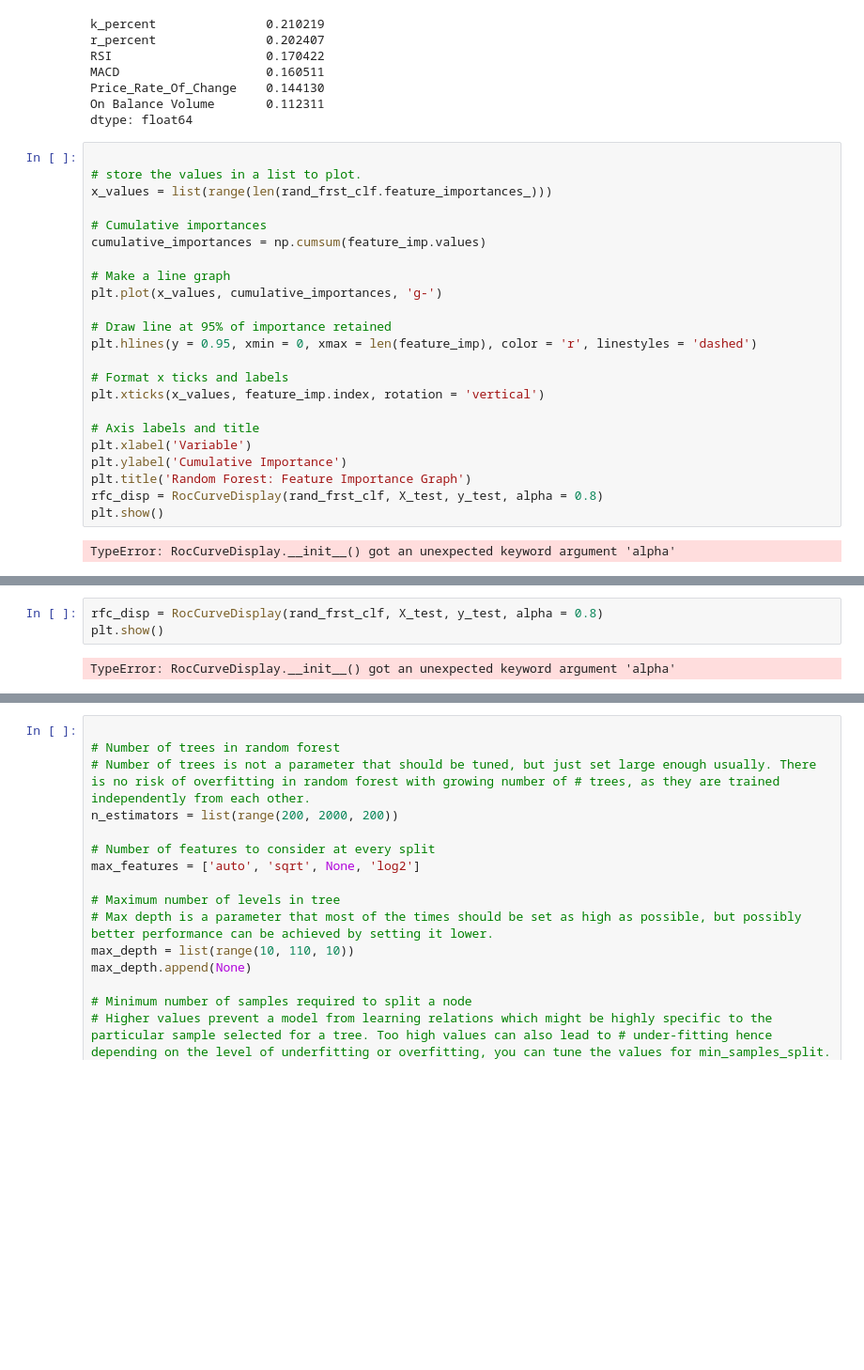
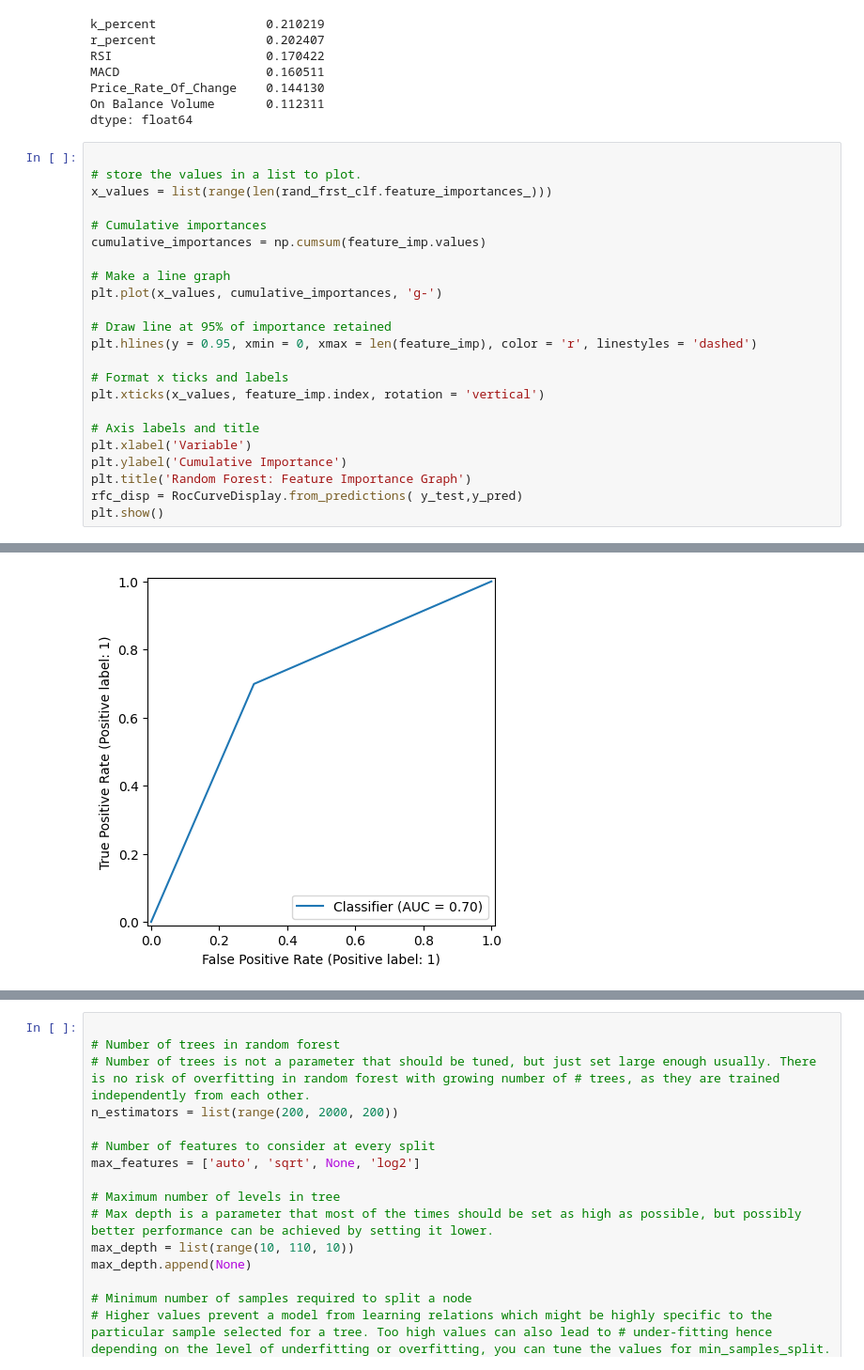
Before and after one commit to Surajshegukar/Risk-Controlled-Algorithmic-Trading-Using-Machine-Learning, a Jupyter notebook: notebooks/TrainModel.ipynb, the cells around one changed output, grey strips where cells are left out. Shown at 94% size. Cells and saved outputs as stored; diff of their text form; blank space fills up the shorter version.

```diff
--- a/notebooks/TrainModel.ipynb
+++ b/notebooks/TrainModel.ipynb
@@ -98,31 +98,26 @@ dtype: float64
 # %%
 
 # store the values in a list to plot.
 x_values = list(range(len(rand_frst_clf.feature_importances_)))
 
 # Cumulative importances
 cumulative_importances = np.cumsum(feature_imp.values)
 
 # Make a line graph
 plt.plot(x_values, cumulative_importances, 'g-')
 
 # Draw line at 95% of importance retained
 plt.hlines(y = 0.95, xmin = 0, xmax = len(feature_imp), color = 'r', linestyles = 'dashed')
 
 # Format x ticks and labels
 plt.xticks(x_values, feature_imp.index, rotation = 'vertical')
 
 # Axis labels and title
 plt.xlabel('Variable')
 plt.ylabel('Cumulative Importance')
 plt.title('Random Forest: Feature Importance Graph')
-rfc_disp = RocCurveDisplay(rand_frst_clf, X_test, y_test, alpha = 0.8)
+rfc_disp = RocCurveDisplay.from_predictions( y_test,y_pred)
 plt.show()
 # %% [output]
-TypeError: RocCurveDisplay.__init__() got an unexpected keyword argument 'alpha'
 [figure]
+[figure, added]
-# %%
-rfc_disp = RocCurveDisplay(rand_frst_clf, X_test, y_test, alpha = 0.8)
-plt.show()
-# %% [output]
-TypeError: RocCurveDisplay.__init__() got an unexpected keyword argument 'alpha'
```
Also changed, not shown: parts of 7 cells of this notebook, 7 other files.
